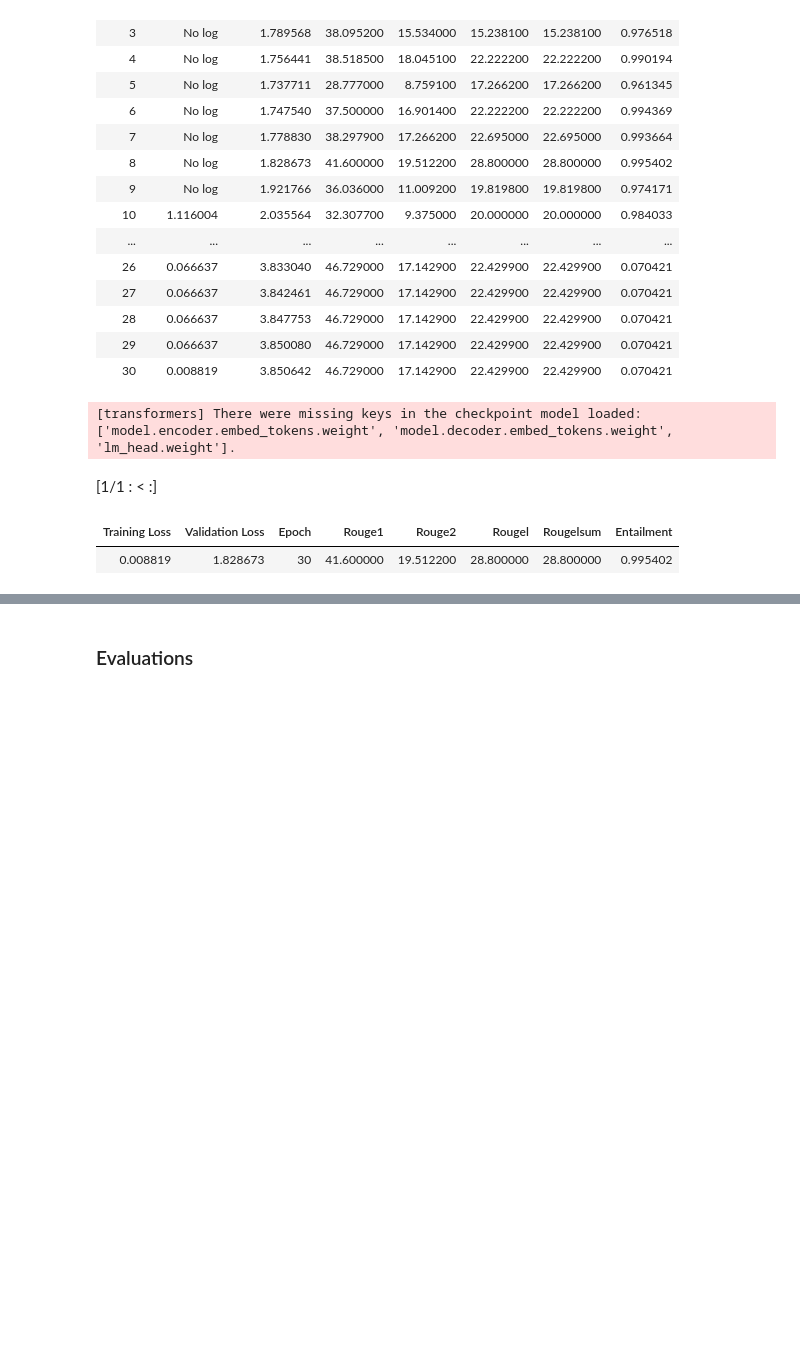
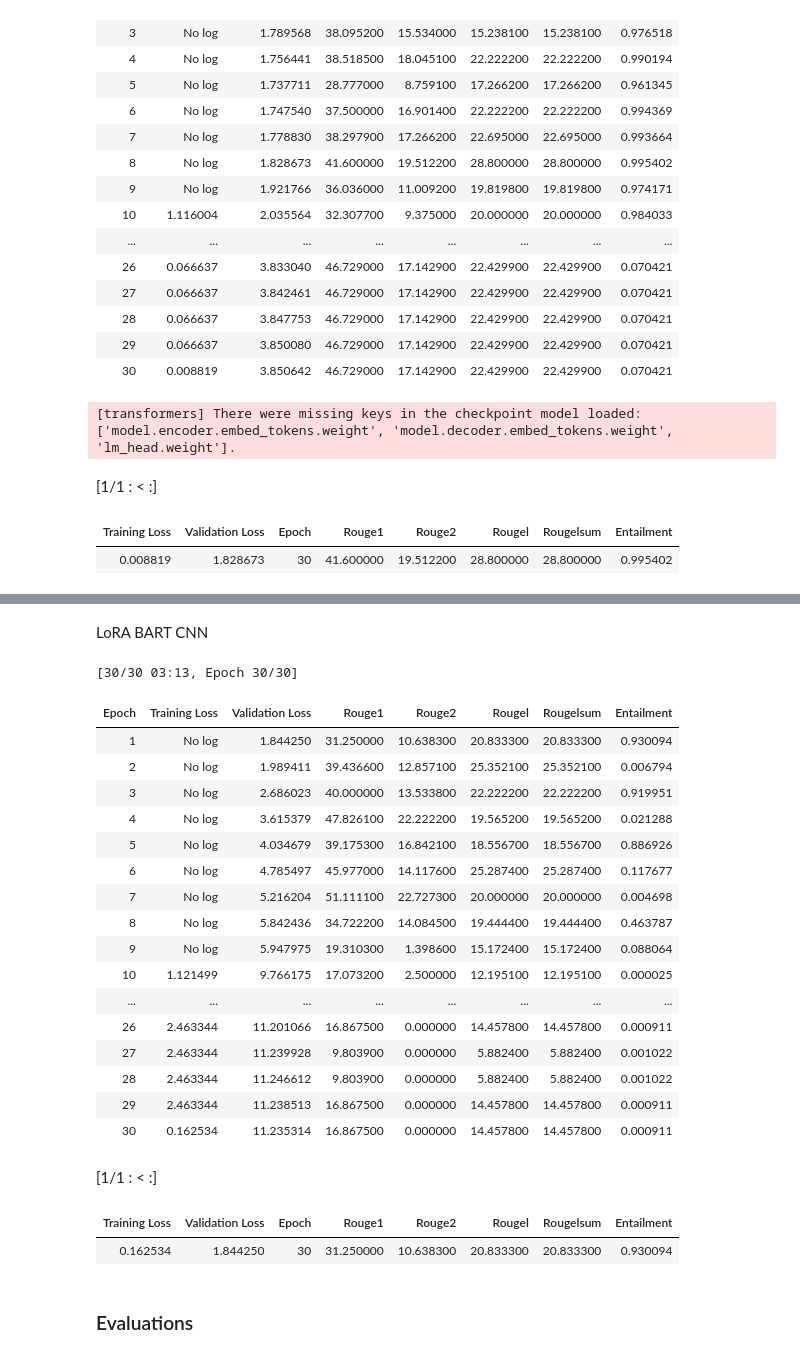
Before and after one commit to RinMDfa-a/IF5153_NLP_Final_Projects, a Jupyter notebook: experiments/phase_3part.ipynb, the cells around one changed output, grey strips where cells are left out. Drawn from its saved outputs; the diff is of its cells as text; code cells hidden in the pictures; blank space fills up the shorter version.

```diff
--- a/experiments/phase_3part.ipynb
+++ b/experiments/phase_3part.ipynb
@@ -507,2 +496,72 @@ fine_tune_bart_cnn
+# %% [markdown]
+LoRA BART CNN
+# %%
+gc.collect()
+torch.cuda.empty_cache()
+
+config = LoraConfig(
+    r = 512,
+    init_lora_weights = "eva",
+    use_rslora = True,
+    lora_alpha = 256,
+    target_modules = "all-linear",
+    lora_dropout = 0.05,
+    task_type = "SEQ_2_SEQ_LM"
+)
+
+LoRA_BART_model = get_peft_model(AutoModelForSeq2SeqLM.from_pretrained(BART_CNN_MODEL), config)
+
+LoRA_BART_training_args = Seq2SeqTrainingArguments(
+    output_dir="./models/LoRA-bart-cnn-finetune",
+    learning_rate=1e-4,
+    # per_device_train_batch_size=24,
+    # per_device_eval_batch_size=32,
+    lr_scheduler_type="cosine",
+    logging_steps=10,
+    load_best_model_at_end=True,
+    metric_for_best_model="eval_entailment",
+    greater_is_better=True,
+    eval_strategy="epoch",
+    save_strategy="best",
+    num_train_epochs=30,
+    weight_decay=0.01,
+    warmup_steps=9, # nanti diisi
+    predict_with_generate=True,
+    generation_max_length=128,
+    seed=SEED
+)
+
+trainer_BART_LORA = Seq2SeqTrainer(
+    LoRA_BART_model,
+    args=LoRA_BART_training_args,
+    train_dataset=tokenized_bart_dataset['train'],
+    eval_dataset=tokenized_bart_dataset['valid'],
+    data_collator=data_collator_bart,
+    compute_metrics=compute_metric_BART
+)
+
+fine_tune_lora_bart_cnn = run_model(trainer=trainer_BART_LORA, do_train=True, model_name="LoRA BART CNN")
+# %% [output]
+[30/30 03:13, Epoch 30/30]
+| Epoch | Training Loss | Validation Loss | Rouge1 | Rouge2 | Rougel | Rougelsum | Entailment |
+| 1 | No log | 1.844250 | 31.250000 | 10.638300 | 20.833300 | 20.833300 | 0.930094 |
+| 2 | No log | 1.989411 | 39.436600 | 12.857100 | 25.352100 | 25.352100 | 0.006794 |
+| 3 | No log | 2.686023 | 40.000000 | 13.533800 | 22.222200 | 22.222200 | 0.919951 |
+| 4 | No log | 3.615379 | 47.826100 | 22.222200 | 19.565200 | 19.565200 | 0.021288 |
+| 5 | No log | 4.034679 | 39.175300 | 16.842100 | 18.556700 | 18.556700 | 0.886926 |
+| 6 | No log | 4.785497 | 45.977000 | 14.117600 | 25.287400 | 25.287400 | 0.117677 |
+| 7 | No log | 5.216204 | 51.111100 | 22.727300 | 20.000000 | 20.000000 | 0.004698 |
+| 8 | No log | 5.842436 | 34.722200 | 14.084500 | 19.444400 | 19.444400 | 0.463787 |
+| 9 | No log | 5.947975 | 19.310300 | 1.398600 | 15.172400 | 15.172400 | 0.088064 |
+| 10 | 1.121499 | 9.766175 | 17.073200 | 2.500000 | 12.195100 | 12.195100 | 0.000025 |
+| ... | ... | ... | ... | ... | ... | ... | ... |
+| 26 | 2.463344 | 11.201066 | 16.867500 | 0.000000 | 14.457800 | 14.457800 | 0.000911 |
+| 27 | 2.463344 | 11.239928 | 9.803900 | 0.000000 | 5.882400 | 5.882400 | 0.001022 |
+| 28 | 2.463344 | 11.246612 | 9.803900 | 0.000000 | 5.882400 | 5.882400 | 0.001022 |
+| 29 | 2.463344 | 11.238513 | 16.867500 | 0.000000 | 14.457800 | 14.457800 | 0.000911 |
+| 30 | 0.162534 | 11.235314 | 16.867500 | 0.000000 | 14.457800 | 14.457800 | 0.000911 |
+[1/1 : < :]
+| Training Loss | Validation Loss | Epoch | Rouge1 | Rouge2 | Rougel | Rougelsum | Entailment |
+| 0.162534 | 1.844250 | 30 | 31.250000 | 10.638300 | 20.833300 | 20.833300 | 0.930094 |
 # %% [markdown]
 ### Evaluations
```
Also changed, not shown: parts of 24 cells of this notebook.
